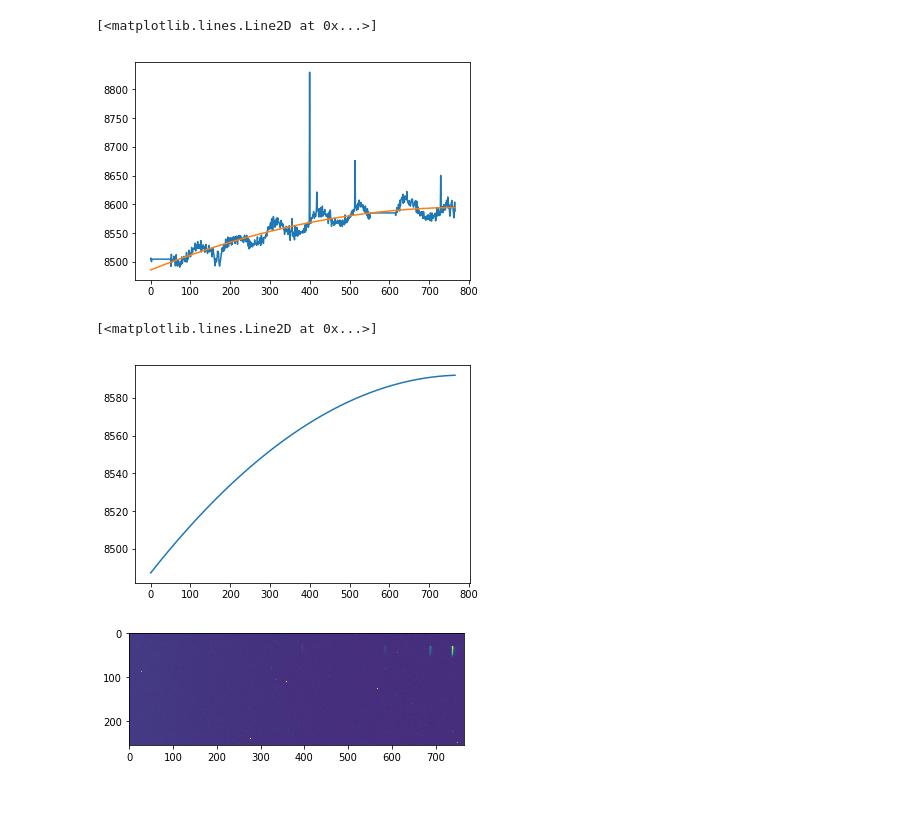
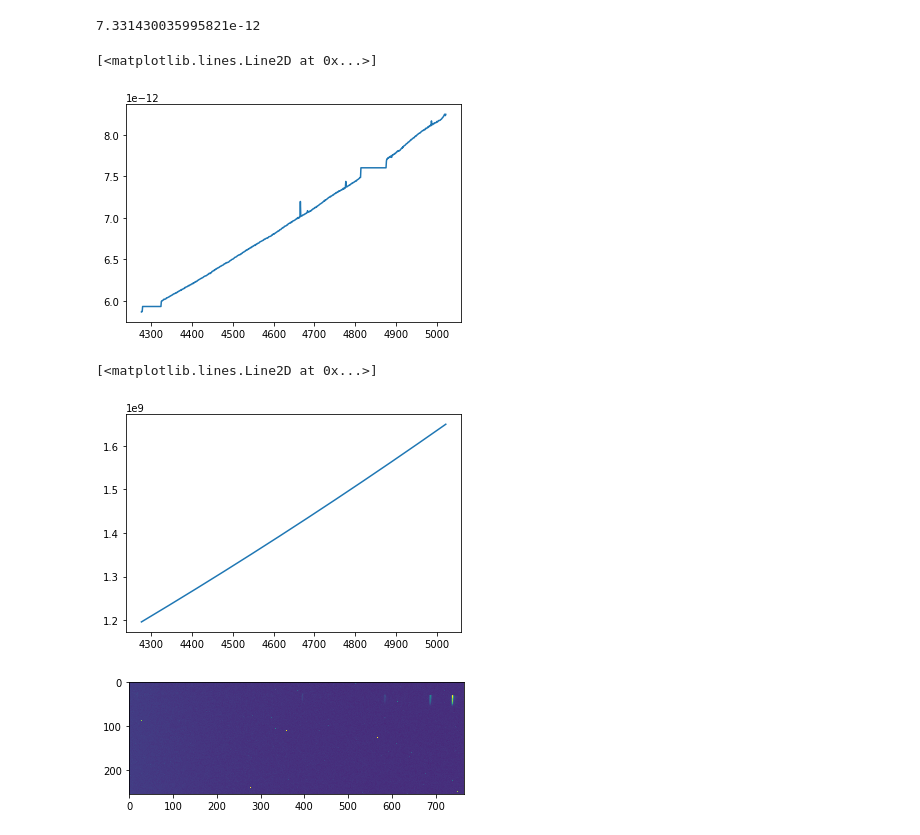
Before and after one commit to astro-kjc/AST443, a Jupyter notebook: Lab2/Lab2_normaliztion.ipynb, the cells around one changed output. Saved outputs shown, nothing was run; the diff lists cells and outputs as text; code cells hidden in the pictures; blank space fills up the shorter version.

Commit message:
blackbody problems

```diff
--- a/Lab2/Lab2_normaliztion.ipynb
+++ b/Lab2/Lab2_normaliztion.ipynb
@@ -10,5 +48,9 @@ master_flatspec = flatspecs[0][0].data
 # %%
+starspecs = load_plz("../../../chris_kiran_jeffrey_lab2/star*.FIT")
 from matplotlib.colors import LogNorm
-cropped = master_flatspec[25:40, :]
-plt.imshow(cropped, norm=LogNorm(vmin=8e3, vmax=1e4));
+
+#cropped = starspecs[25:40, :]
+starspecs = np.median(starspecs, axis=0)
+plt.imshow(starspecs, norm=LogNorm(vmin=8e3, vmax=1e4));
+cropped = starspecs[25:40, :]
 # %% [output]
@@ -17,0 +58,3 @@ y = np.mean(cropped, axis=0)
+# %%
+flat_fitfunc = np.poly1d(np.polyfit(x, np.mean(flat_crop, axis=0),N))
+master_flat = np.mean(flat_crop,axis=0)/flat_fitfunc(x)
@@ -18,5 +67,15 @@ y = np.mean(cropped, axis=0)
 # %%
+y = np.mean(cropped, axis=0)/master_flat
 for i in range(500,len(y)):
     if y[i] == np.min(y[500:650]):
         H_abs_loc = i
 shift = 4861 - H_abs_loc
+
+ang_per_pix = 0.9747780194475906
+#from lab0
+temp = 11361
+temp_err = 66
+h = 6.626e-34
+c = 3*10**8
+k = 1.381e-23
+x = np.linspace(shift,shift + cropped.shape[1]*ang_per_pix, num=len(y))
@@ -24,0 +82,3 @@ shift = 4861 - H_abs_loc
+# %%
+def blackbody(Lambda, T):
+    return 2*np.pi*h*c**2/Lambda**5/(np.exp(h*c/(Lambda*k*T))-1)
@@ -25,16 +89,20 @@ shift = 4861 - H_abs_loc
+# %%
+y[500]/blackbody( x[500]*10**(-10),temp)
+# %% [output]
+7.331430035995821e-12
 # %%
-x = np.linspace(0,len(cropped[0]), len(cropped[0]))
+y = y/blackbody(x*10**(-10),temp)
 N = 2
-fitfunc = np.poly1d(np.polyfit(x,y,N))
+data_fitfunc = np.poly1d(np.polyfit(x,y,N))
 for i in range(len(y)):
     if 2<i<50 :
         y[i]=(y[1]+y[50])/2
     if 550<i<615:
         y[i]=(y[549]+y[620])/2
 plt.plot(x,y)
-plt.plot(x,fitfunc(x))
+#plt.plot(x,fitfunc(x));
 # %% [output]
 [<matplotlib.lines.Line2D at 0x...>]
-[figure, old version]
+[figure, new version]
 # %%
 N = 2
@@ -42,8 +110,8 @@ fitfunc = np.poly1d(np.polyfit(x,y,N)) #creates a function that takes in a point
 # %%
-plt.plot(x,fitfunc(x))
+plt.plot(x,data_fitfunc(x))
 # %% [output]
 [<matplotlib.lines.Line2D at 0x...>]
-[figure, old version]
+[figure, new version]
 # %%
 nebulae = sorted(glob.glob("../../../chris_kiran_jeffrey_lab2/nebula*.FIT"))
 nebulae = list(map(fits.open, nebulae[:]))
```
Also changed, not shown: parts of 12 cells of this notebook.
